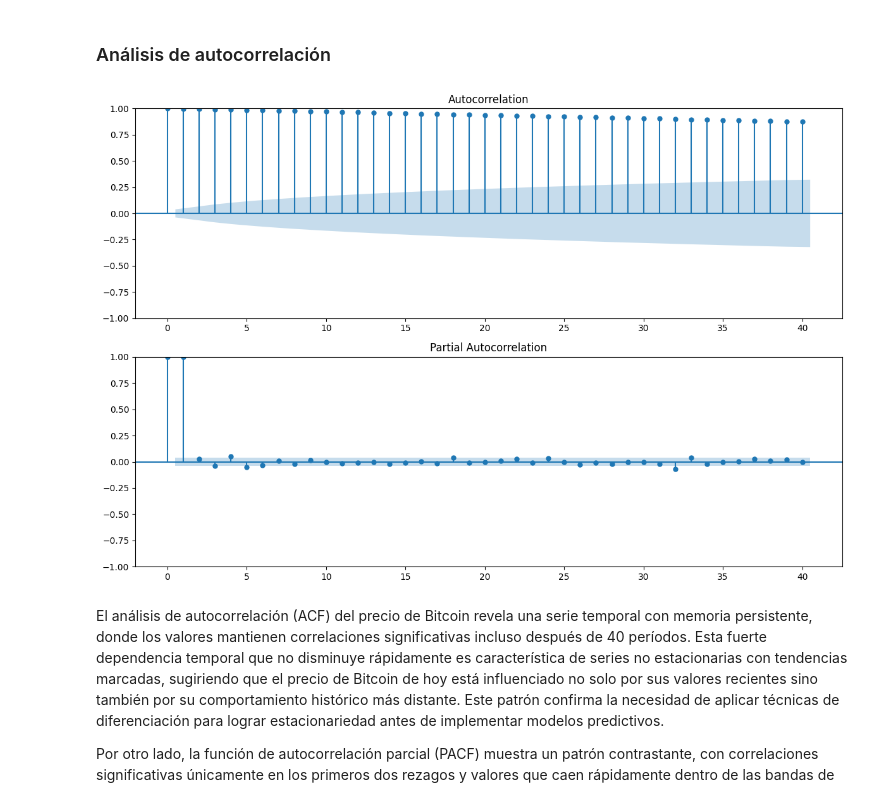
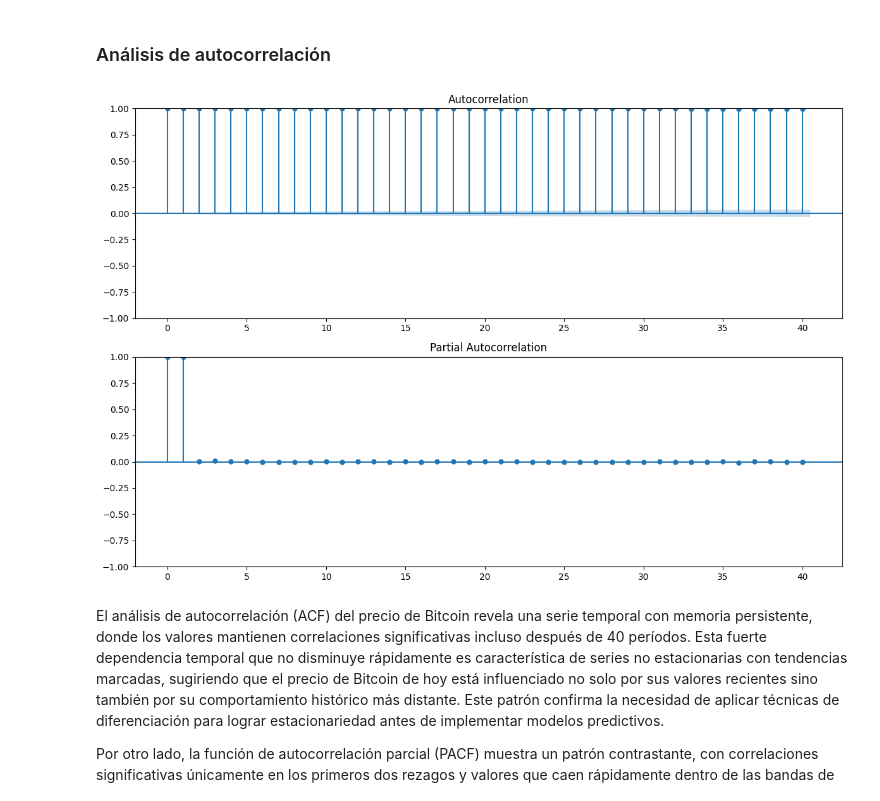
Before and after one commit to mcamilavr/mcamilavr.github.io, a Jupyter notebook: docs/notebooks.ipynb, the cells around one changed output. Drawn from its saved outputs; the diff is of its cells as text; code cells hidden in the pictures.

```diff
--- a/docs/notebooks.ipynb
+++ b/docs/notebooks.ipynb
@@ -57,7 +57,7 @@ files = {
     "1d": "btc_1d_data_2018_to_2025.csv",
     "4h": "btc_4h_data_2018_to_2025.csv",
     "1h": "btc_1h_data_2018_to_2025.csv",
-
+    "15m": "btc_15m_data_2018_to_2025.csv",
 }
 
 # Leer los datasets y procesarlos
@@ -247,15 +263,15 @@ plt.show()
 # %%
 # Para variable CLOSE - Frecuencia 1dia
 
 plt.figure(figsize=(12, 8))
 plt.subplot(211)
-plot_acf(dfs["1d"]["Close"], lags=40, ax=plt.gca())
+plot_acf(dfs["15m"]["Close"], lags=40, ax=plt.gca())
 plt.subplot(212)
-plot_pacf(dfs["1d"]["Close"], lags=40, ax=plt.gca())
+plot_pacf(dfs["15m"]["Close"], lags=40, ax=plt.gca())
 plt.tight_layout()
 plt.show()
 # %% [output]
-[figure, old version]
+[figure, new version]
 # %% [markdown]
 El análisis de autocorrelación (ACF) del precio de Bitcoin revela una serie temporal con memoria persistente, donde los valores mantienen correlaciones significativas incluso después de 40 períodos. Esta fuerte dependencia temporal que no disminuye rápidamente es característica de series no estacionarias con tendencias marcadas, sugiriendo que el precio de Bitcoin de hoy está influenciado no solo por sus valores recientes sino también por su comportamiento histórico más distante. Este patrón confirma la necesidad de aplicar técnicas de diferenciación para lograr estacionariedad antes de implementar modelos predictivos.
 
```
Also changed, not shown: parts of 11 cells of this notebook.
